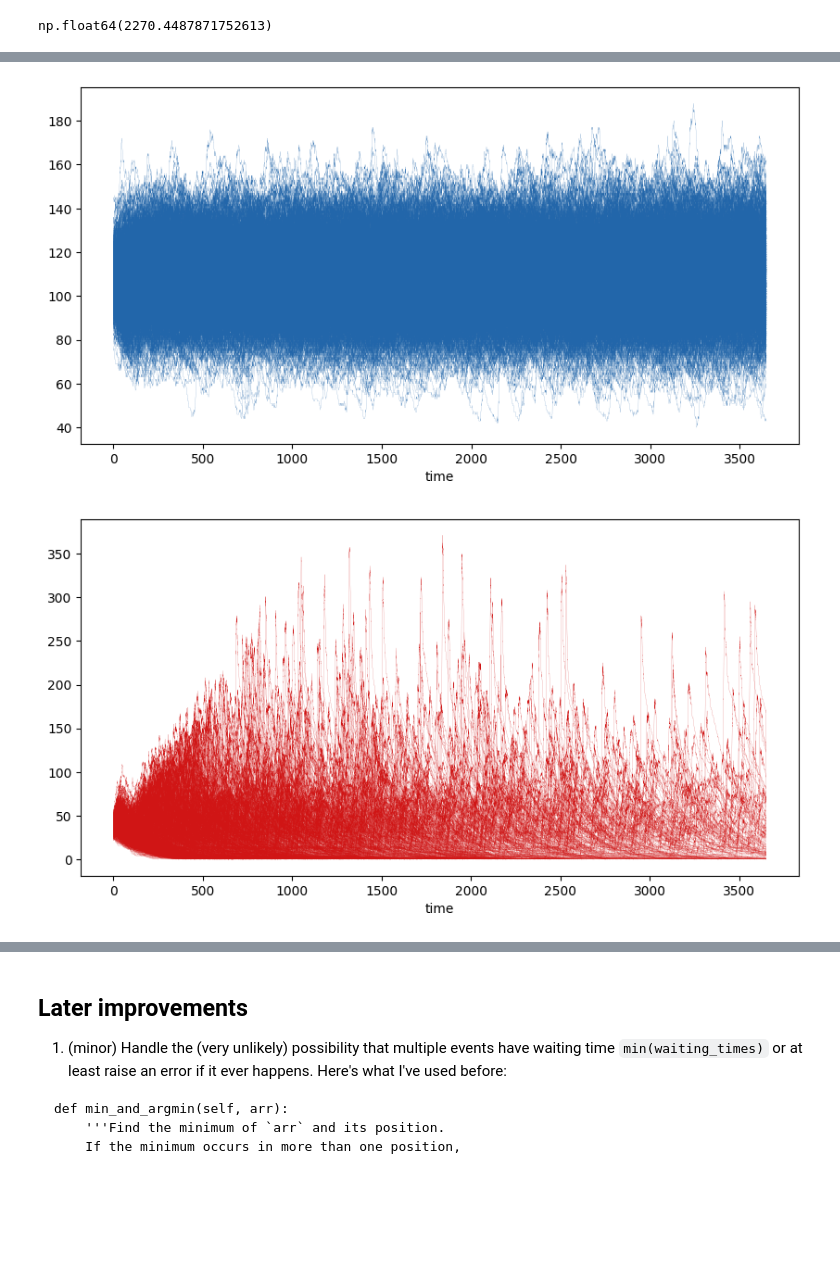
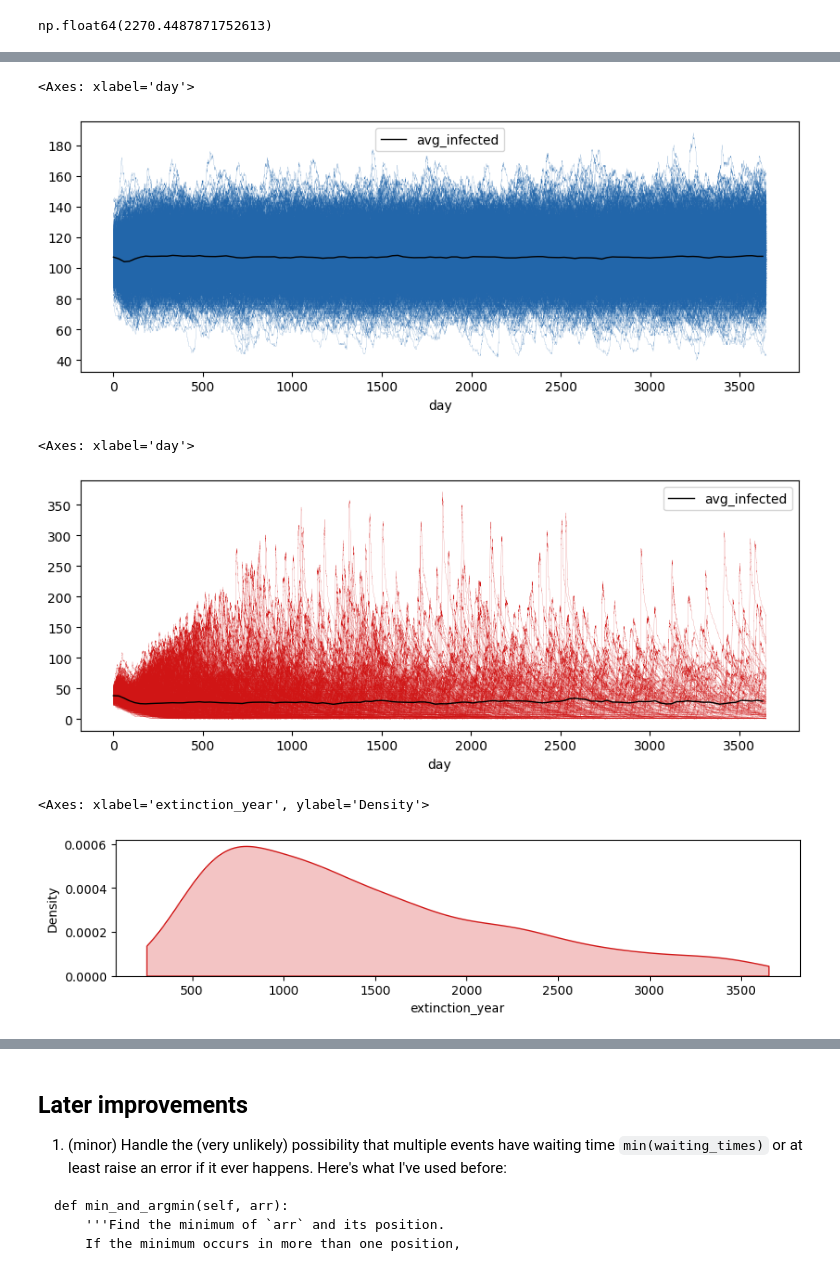
Before and after one commit to saracarp/buffalo_fmdv, a Jupyter notebook: fmdv_stochastic_model/FMDV_stochastic_model.ipynb, the cells around one changed output, grey strips where cells are left out. Drawn from its saved outputs; the diff is of its cells as text; code cells hidden in the pictures; blank space fills up the shorter version.

Commit message:
Update extinction graphs; still not perfect but closer

```diff
--- a/fmdv_stochastic_model/FMDV_stochastic_model.ipynb
+++ b/fmdv_stochastic_model/FMDV_stochastic_model.ipynb
@@ -977,0 +1001,18 @@ np.float64(2270.4487871752613)
+# %%
+sat1_mean_inf = []
+n_day = []
+
+for d in range(0,3650,30):
+  n_day = []
+  for i in range(0,1000):
+    n = reps_sat1[i].asof(d)['infectious'] + reps_sat1[i].asof(d)['carrier']
+
+    if n > 0:
+        n_day.append(n)
+
+  n_avg = sum(n_day)/len(n_day)
+  day_mean = {'day': d, 'avg_infected': n_avg}
+  sat1_mean_inf.append(day_mean)
+
+sat1_mean_inf = pandas.DataFrame(sat1_mean_inf)
+sat1_mean_inf
@@ -978,14 +1039,11 @@ np.float64(2270.4487871752613)
 # %%
-
-#reps_sat3[1]['total_infected'] = reps_sat3[1]['infectious'] + reps_sat3[1]['carrier']
-#plot_sat3 = reps_sat3[1]['total_infected'].plot()
-
-import matplotlib.pyplot as plt
-
-fig, ax = plt.subplots(figsize=(10, 5))
+fig, ax = plt.subplots(figsize=(10, 3.5))
 
 for i in range(0,1000):
     reps_sat1[i]['total_infected'] = reps_sat1[i]['infectious'] + reps_sat1[i]['carrier']
     reps_sat1[i]['total_infected'].plot(ax=ax, color = '#2266aa', alpha = 1, lw = 0.1)
+
+sat1_mean_inf.plot(ax=ax, x = 'day', y = 'avg_infected', color = 'black', lw = 1)
 # %% [output]
+<Axes: xlabel='day'>
-[figure, old version]
+[figure, new version]
@@ -992,8 +1067,25 @@ for i in range(0,1000):
 # %%
-fig, ax = plt.subplots(figsize=(10, 5))
+fig, ax = plt.subplots(figsize=(10, 3.5))
 
 for i in range(0,1000):
     reps_sat2[i]['total_infected'] = reps_sat2[i]['infectious'] + reps_sat2[i]['carrier']
     reps_sat2[i]['total_infected'].plot(ax=ax, color = '#d01515', alpha = 1, lw = 0.1)
+
+sat2_mean_inf.plot(ax=ax, x = 'day', y = 'avg_infected', color = 'black', lw = 1)
 # %% [output]
+<Axes: xlabel='day'>
-[figure, old version]
+[figure, new version]
+# %%
+sat2_extinct_true = sat2_extinct.query("extinction == True")
+sat2_extinct_true
+clip_min = sat2_extinct.query("extinction == True")['extinction_year'].min()
+clip_max = sat2_extinct.query("extinction == True")['extinction_year'].max()
+
+fig, ax = plt.subplots(figsize=(10, 2))
+
+seaborn.kdeplot(data=sat2_extinct_true, x="extinction_year",
+                clip = (clip_min, clip_max),
+                color = '#d01515', fill = True)
+# %% [output]
+<Axes: xlabel='extinction_year', ylabel='Density'>
+[figure, added]
```
Also changed, not shown: parts of 18 cells of this notebook.
